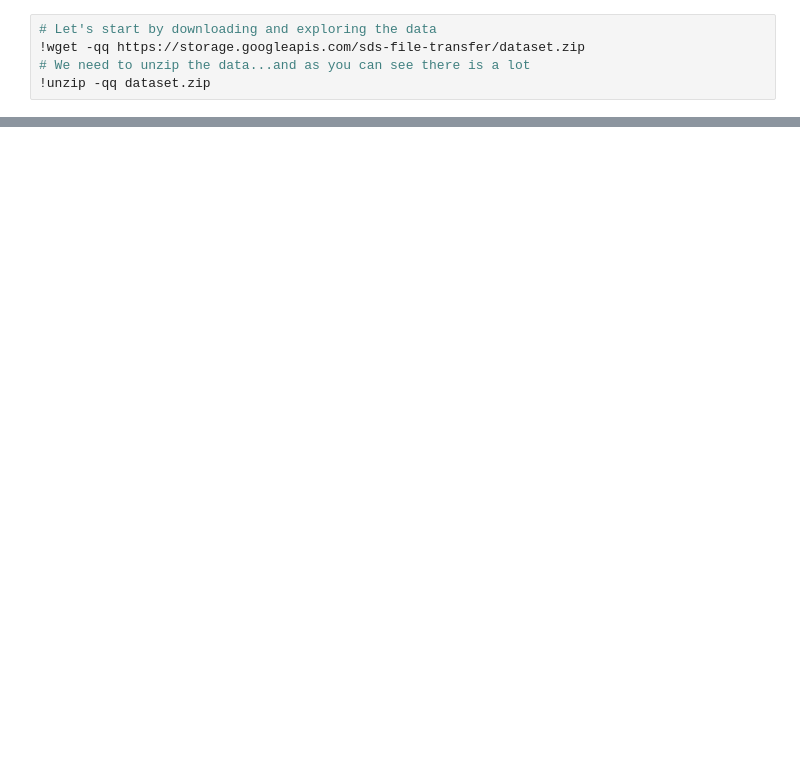
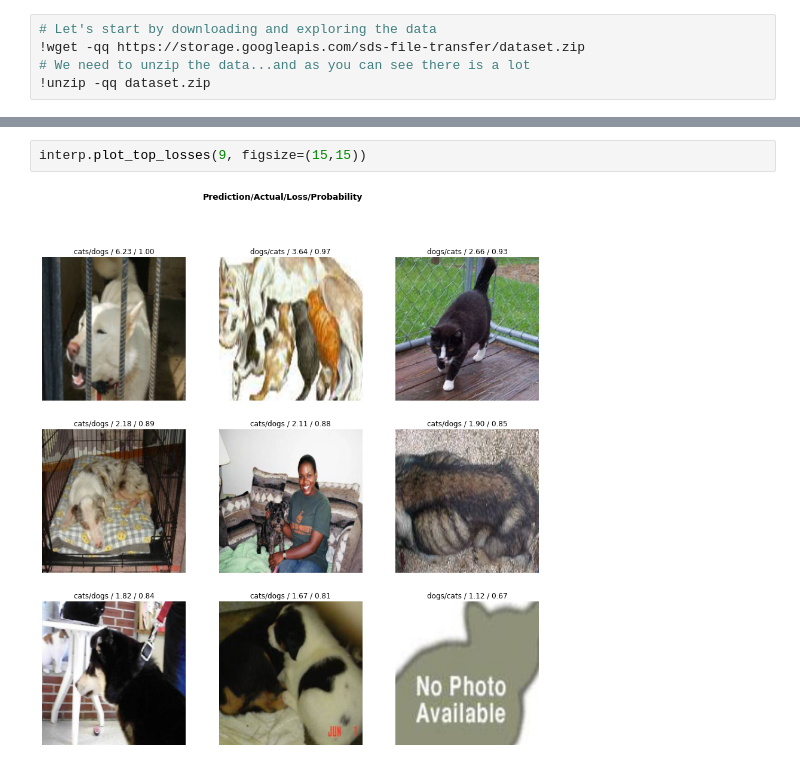
Before and after one commit to SDS-AAU/SDS-master, a Jupyter notebook: M3/notebooks/CNN_with_fast_ai.ipynb, the cells around one changed output, grey strips where cells are left out. Saved outputs shown, nothing was run; the diff lists cells and outputs as text; blank space fills up the shorter version.

```diff
--- a/M3/notebooks/CNN_with_fast_ai.ipynb
+++ b/M3/notebooks/CNN_with_fast_ai.ipynb
@@ -54,0 +67,4 @@ interp.plot_confusion_matrix()
+# %%
+interp.plot_top_losses(9, figsize=(15,15))
+# %% [output]
+[figure, added]
```
Also changed, not shown: parts of 22 cells of this notebook.
